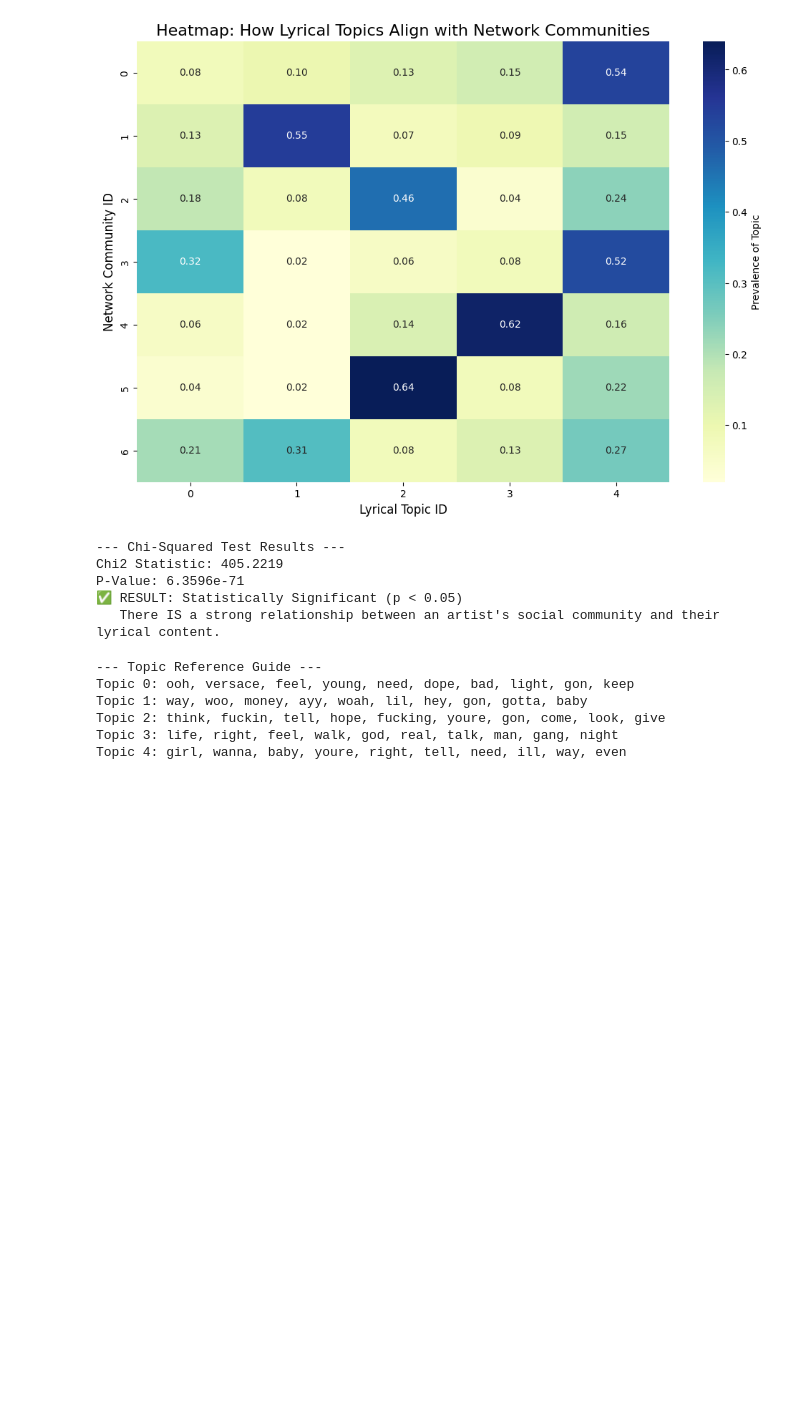
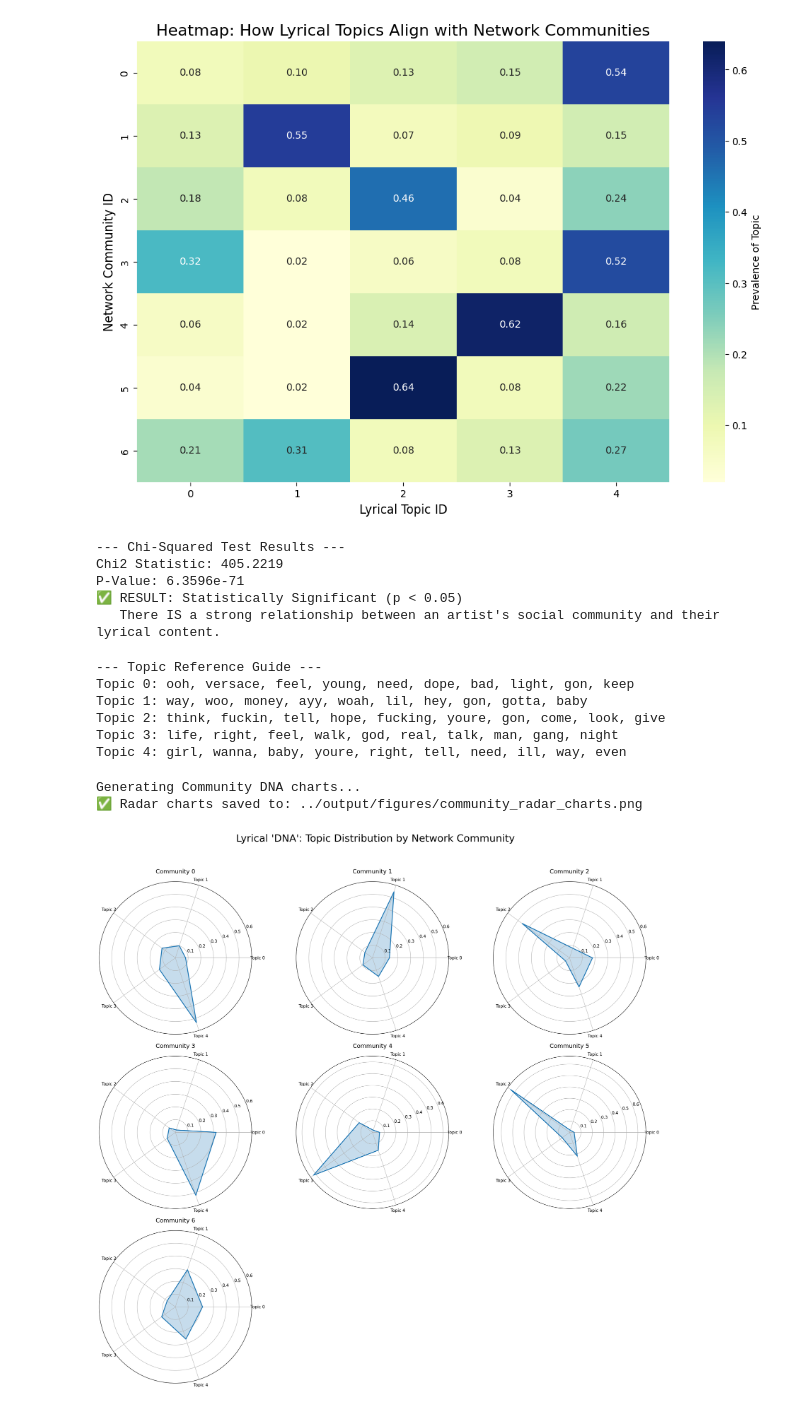
Before and after one commit to MohammedPathariya/hiphop-network-analysis, a Jupyter notebook: notebooks/04_Capstone_Synthesis.ipynb, the cells around one changed output. Drawn from its saved outputs; the diff is of its cells as text; code cells hidden in the pictures; blank space fills up the shorter version.

```diff
--- a/notebooks/04_Capstone_Synthesis.ipynb
+++ b/notebooks/04_Capstone_Synthesis.ipynb
@@ -148,3 +148,76 @@ Topic 1: way, woo, money, ayy, woah, lil, hey, gon, gotta, baby
 Topic 2: think, fuckin, tell, hope, fucking, youre, gon, come, look, give
 Topic 3: life, right, feel, walk, god, real, talk, man, gang, night
 Topic 4: girl, wanna, baby, youre, right, tell, need, ill, way, even
+# %%
+# ==============================================================================
+# Cell 6: Visualization - Community "DNA" Radar Charts (FIXED)
+# ==============================================================================
+# A radar chart is the best way to visualize a "fingerprint" of each community's lyrical mix.
+
+# Get the Community-Topic distribution table (from Cell 3)
+topic_dist = pd.crosstab(df_merged['Community_ID'], df_merged['Dominant_Topic'], normalize='index')
+
+# We don't have a 'Leader' column, so we'll map the Community ID to the seed artist name
+# for better labeling, but title the charts with the Community ID itself for safety.
+
+# Get the topic labels (e.g., "Topic 0", "Topic 1"...)
+labels = [f"Topic {i}" for i in topic_dist.columns]
+num_vars = len(labels)
+
+# Set up the angles for the radar chart (one for each topic)
+angles = np.linspace(0, 2 * np.pi, num_vars, endpoint=False).tolist()
+angles += angles[:1] # Close the circle
+
+# Determine the number of rows needed for the subplot grid (7 communities)
+max_communities = topic_dist.index.max() + 1
+# We use a 3x3 or 4x2 grid to hold 7 communities
+ncols = 3
+nrows = int(np.ceil(max_communities / ncols))
+
+# Create the figure
+fig, axes = plt.subplots(figsize=(20, 18), dpi=150,
+                         subplot_kw=dict(polar=True),
+                         nrows=nrows, ncols=ncols)
+axes = axes.flatten()
+
+print("\nGenerating Community DNA charts...")
+
+# Loop through each community and draw its radar chart
+for i, community_id in enumerate(topic_dist.index):
+    row = topic_dist.loc[community_id]
+    ax = axes[i]
+
+    # Get the stats and "close the loop"
+    stats = row.values.tolist()
+    stats += stats[:1]
+
+    # Draw the plot
+    ax.plot(angles, stats, linewidth=2, linestyle='solid')
+    ax.fill(angles, stats, alpha=0.25)
+
+    # Set the labels
+    ax.set_xticks(angles[:-1])
+    ax.set_xticklabels(labels, fontsize=10)
+    ax.set_yticks([0.1, 0.2, 0.3, 0.4, 0.5, 0.6]) # y-axis ticks
+
+    # Title using the Community ID (e.g., "Community 0")
+    # You can manually replace this title later with the "Key Artist"
+    ax.set_title(f"Community {community_id}",
+                 size=14, pad=20)
+
+# Hide unused subplots
+for j in range(len(topic_dist.index), len(axes)):
+    axes[j].axis('off')
+
+fig.suptitle("Lyrical 'DNA': Topic Distribution by Network Community", fontsize=24, y=1.03)
+plt.tight_layout()
+
+# Save
+fig_path = os.path.join(FIGURES_PATH, 'community_radar_charts.png')
+plt.savefig(fig_path, dpi=300, bbox_inches='tight')
+print(f"✅ Radar charts saved to: {fig_path}")
+plt.show()
+# %% [output]
+Generating Community DNA charts...
+✅ Radar charts saved to: ../output/figures/community_radar_charts.png
+[figure, added]
```
Also changed, not shown: 5 other files.
